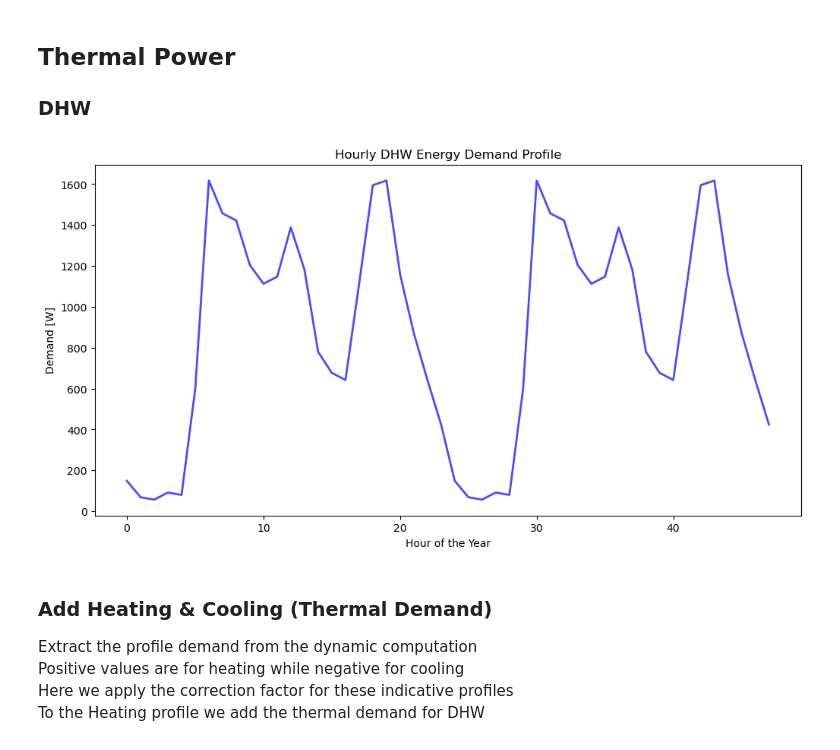
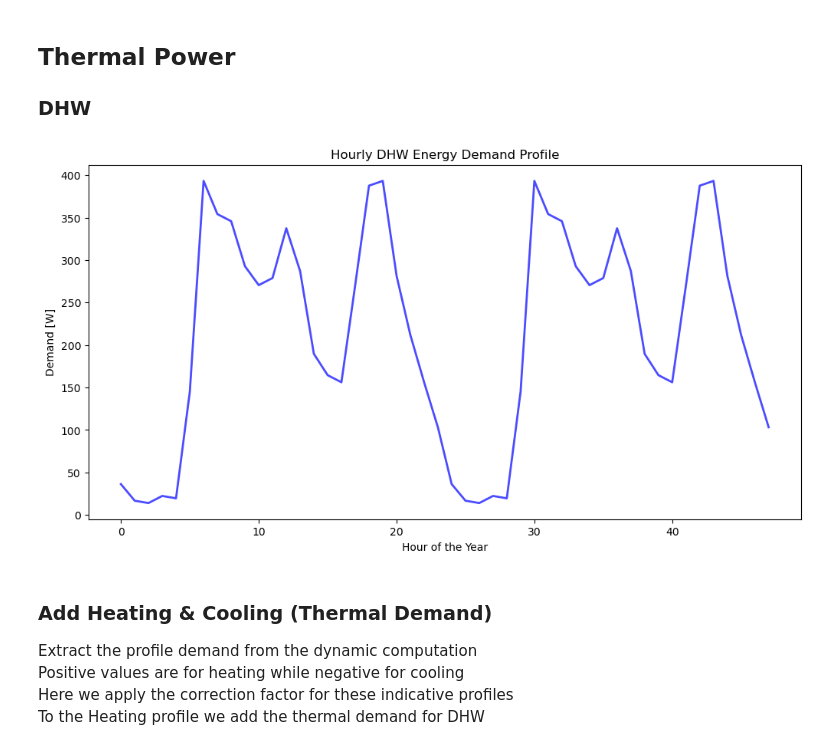
Before and after one commit to simo-pagliu/INRE, a Jupyter notebook: Energy Demand.ipynb, the cells around one changed output. Drawn from its saved outputs; the diff is of its cells as text; code cells hidden in the pictures.

```diff
--- a/Energy Demand.ipynb
+++ b/Energy Demand.ipynb
@@ -16,9 +16,6 @@ import os
 # %%
 # Define energy classes from A4 to G
 energy_classes = ["A4", "A3", "A2", "A1", "B", "C", "D", "E", "F", "G"]
-
-# Number of buildings in the province today is 68967
-Buildings = 68967
 
 # Fossil fuel efficiency
 efficiency = 0.85
@@ -63,16 +60,16 @@ avg_epglnren = 245.52 # kWh/m2a
 
 # usage: reference power needed * correction factor = power needed corrected
 correction_factors = {
-    'A4': avg_area/687,
-    'A3': avg_area/210,
-    'A2': avg_area/164,
-    'A1': avg_area/161,
-    'B':  avg_area/243,
-    'C':  avg_area/254,
-    'D':  avg_area/347,
-    'E':  avg_area/306,
-    'F':  avg_area/311,
-    'G':  avg_area/155
+    'A4': 0.2,
+    'A3': 0.8,
+    'A2': 0.6,
+    'A1': 0.7,
+    'B':  0.9,
+    'C':  0.9,
+    'D':  0.9,
+    'E':  0.8,
+    'F':  0.5,
+    'G':  0.9
 }
 
 photovoltaic_share = {
@@ -97,10 +94,17 @@ avg_PV_plant_size_NO_HP = 3.7 # kW
 # hour = [0, 1, 2, 3, 4, 5, 6, 7, 8, 9, 10, 11, 12, 13, 14, 15, 16, 17, 18, 19, 20, 21, 22, 23]
 usage = [0.007198228128460715, 0.0033222591362126463, 0.002768549280177224, 0.004429678848283547, 0.003875968992248069, 0.02879291251384275, 0.07807308970099669, 0.07032115171650055, 0.06866002214839428, 0.05813953488372092, 0.05370985603543743, 0.055370985603543754, 0.06699889258028796, 0.05703211517165008, 0.03765227021040979, 0.03266888150609082, 0.031007751937984496, 0.05370985603543743, 0.07696566998892584, 0.07807308970099669, 0.05592469545957918, 0.04208194905869328, 0.031007751937984496, 0.02048726467331119]
-daily_DHW_pro_capita = 55*1e-3 # m3/day
-mains_temp = 10 # °C
+daily_DHW_pro_capita = 55 # kg/day == 55 liters/day
+mains_temp = 15 # °C
 T_hot = 50 # °C
 #INSTAT https://www.istat.it/wp-content/uploads/2025/04/Censimento-permanente-popolazione_Anno-2023_Lombardia.pdf
 people_per_building = 2.25 # people/building
+#############################################################################
+
+#############################################################################
+# Number of buildings
+# Number of APE in the database: 68967 but that is not necessary the real number
+Population = 412336 # According to ISTAT 2023
+Buildings = Population/people_per_building
 #############################################################################
 
 
@@ -164,19 +168,19 @@ energy_class_distribution_worst = {
 # %%
 # Order the lists by hour
 daily_ACS = np.array(usage) * daily_DHW_pro_capita * people_per_building  # Convert to m3/day
-daily_power = daily_ACS * 4186 * (T_hot - mains_temp)  # Convert to thermal power required
+daily_power = daily_ACS * 4186 * (T_hot - mains_temp) / 3600  # Convert to thermal power required
 # Assume is always the same for all the year
 ACS_demand = np.tile(daily_power, 365)
 
 # === PLOT USAGE PROFILE ===
 plt.figure(figsize=(12, 6))
 plt.plot(ACS_demand[0:48], color='blue', alpha=0.7, linewidth=2)
 plt.title("Hourly DHW Energy Demand Profile")
 plt.xlabel("Hour of the Year")
 plt.ylabel("Demand [W]")
 plt.show()
 # %% [output]
-[figure, old version]
+[figure, new version]
 # %% [markdown]
 ### Add Heating & Cooling (Thermal Demand)
 Extract the profile demand from the dynamic computation
```
Also changed, not shown: parts of 19 cells of this notebook, 11 other files.
